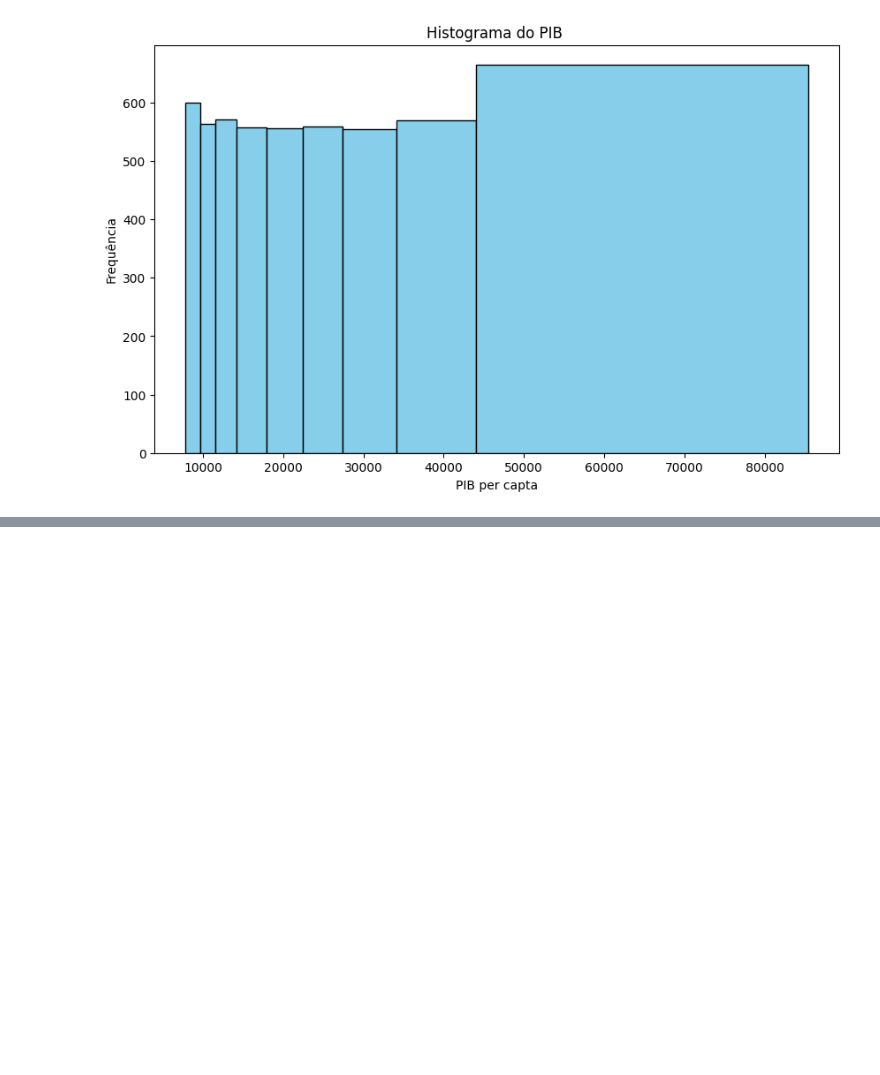
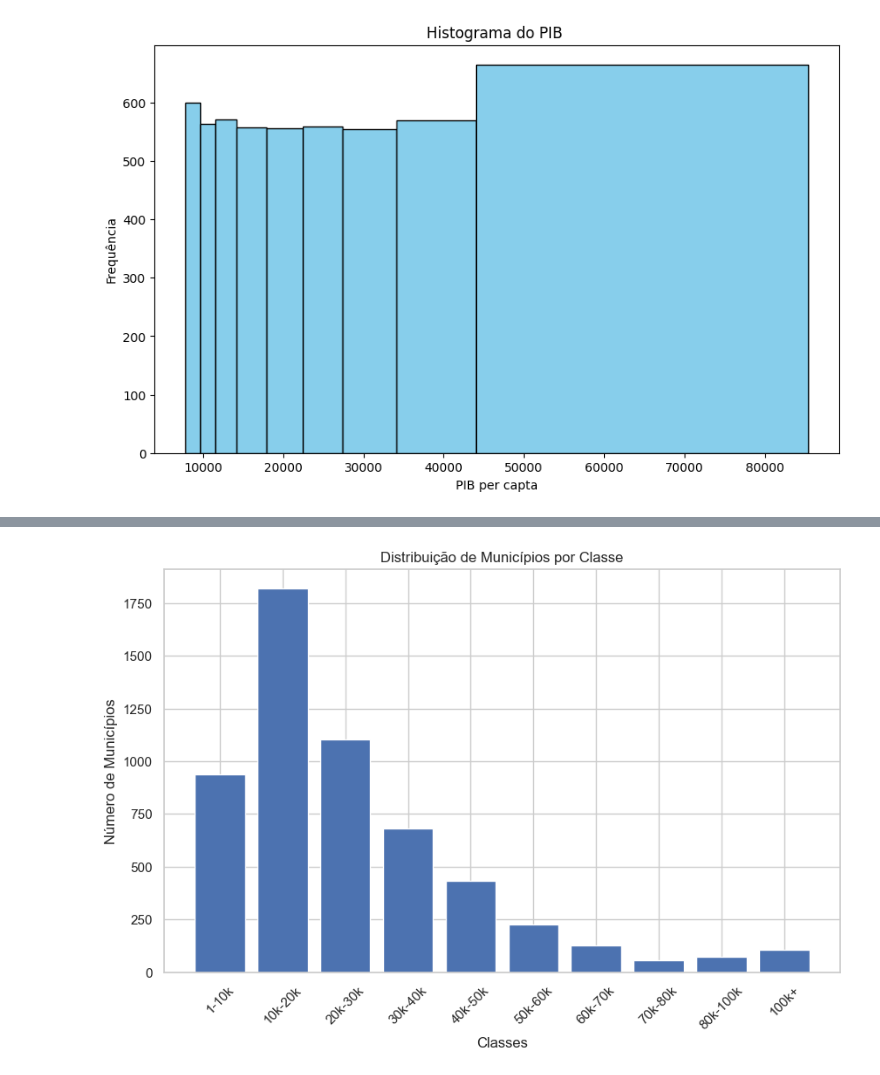
Before and after one commit to heliomacedofilho/projetos-do-bootcamp-analise-de-dados-enap-2023, a Jupyter notebook: presenca_das_politicas_publicas_sociais_nos_municipios/pib_pc.ipynb, the cells around one changed output, grey strips where cells are left out. Saved outputs shown, nothing was run; the diff lists cells and outputs as text; code cells hidden in the pictures; blank space fills up the shorter version.

```diff
--- a/presenca_das_politicas_publicas_sociais_nos_municipios/pib_pc.ipynb
+++ b/presenca_das_politicas_publicas_sociais_nos_municipios/pib_pc.ipynb
@@ -481 +434,21 @@ Requirement already satisfied: six>=1.5 in c:\users\sesup\appdata\local\programs
 [figure]
+# %%
+#agora, voamos dividir o mesmo dataframe em grupos por faixas de valores de pib per capta
+
+bins =  [0, 10000, 20000, 30000, 40000, 50000, 60000, 70000, 80000, 100000, float('inf')]
+
+labels = ['1-10k', '10k-20k', '20k-30k', '30k-40k', '40k-50k', '50k-60k', '60k-70k', '70k-80k', '80k-100k', '100k+']
+
+df['ipib_pc'] = df['pib_pc'].astype(float)
+
+# Crie uma nova coluna 'Intervalo' com base nos rótulos
+df['classes'] = pd.cut(df['pib_pc'], bins=bins, labels=labels)
+
+# Use groupby para contar os municípios em cada intervalo
+contagem_municipios = df.groupby('classes')['municipio'].count().reset_index()
+
+# Renomeie a coluna de contagem
+contagem_municipios = contagem_municipios.rename(columns={'municipio': 'Número de Municípios'})
+
+# Exiba o DataFrame com o número de municípios em cada intervalo
+print(contagem_municipios)
@@ -481,0 +484,20 @@ Requirement already satisfied: six>=1.5 in c:\users\sesup\appdata\local\programs
+# %%
+#vamos fazer um gráfico de barras para verificar a distribuição
+
+import matplotlib.pyplot as plt
+
+# Se você quiser ordenar as classes pelo rótulo, você pode fazer o seguinte:
+contagem_municipios = contagem_municipios.sort_values(by='classes')
+
+# Crie o gráfico de barras
+plt.figure(figsize=(10, 6))  # Ajuste o tamanho da figura conforme necessário
+plt.bar(contagem_municipios['classes'], contagem_municipios['Número de Municípios'])
+plt.xlabel('Classes')
+plt.ylabel('Número de Municípios')
+plt.title('Distribuição de Municípios por Classe')
+plt.xticks(rotation=45)  # Rotaciona os rótulos do eixo x para melhor legibilidade
+
+# Exiba o gráfico
+plt.show()
+# %% [output]
+[figure, added]
```
Also changed, not shown: parts of 34 cells of this notebook.
